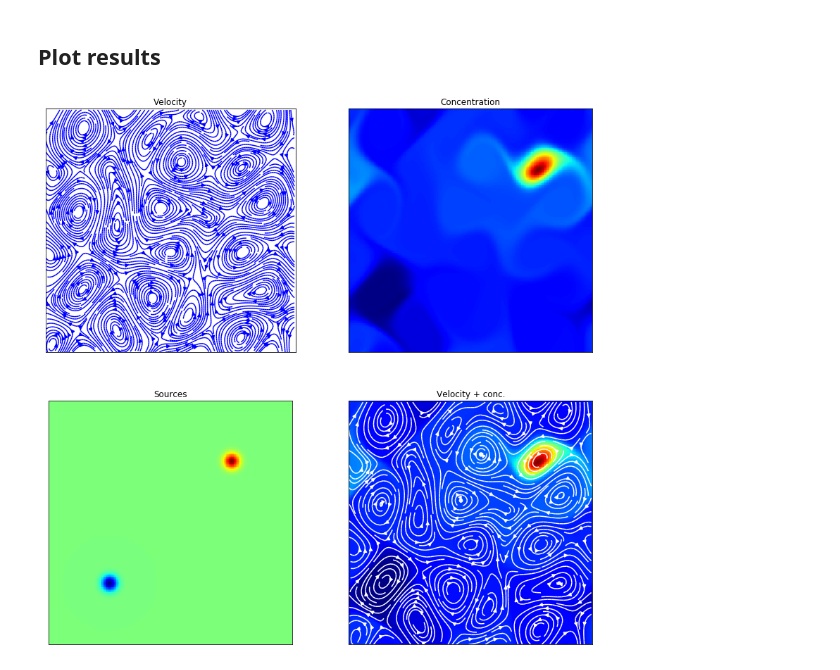
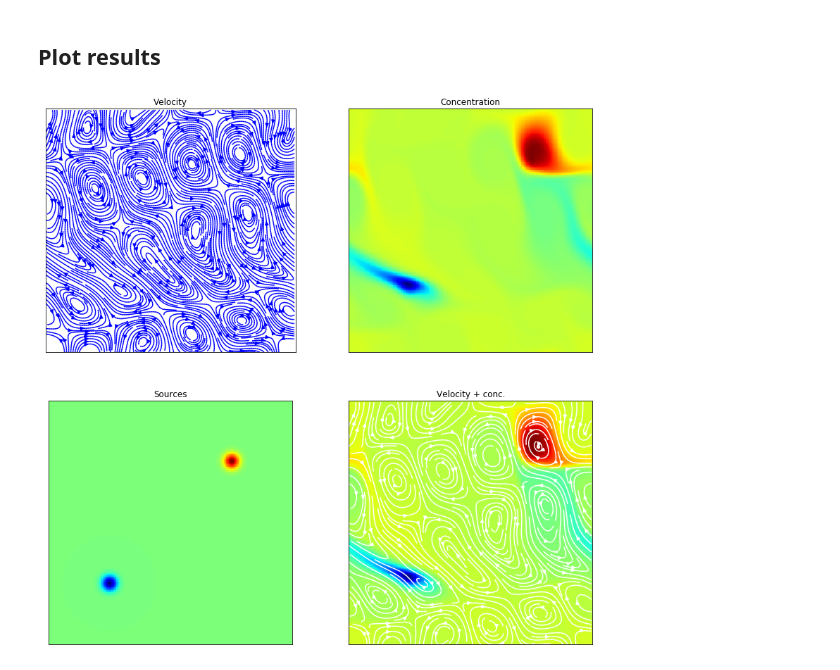
Before and after one commit to yohai/advection-diffusion, a Jupyter notebook: steady_plume.ipynb, the cells around one changed output. Drawn from its saved outputs; the diff is of its cells as text; code cells hidden in the pictures.

```diff
--- a/steady_plume.ipynb
+++ b/steady_plume.ipynb
@@ -83,14 +83,18 @@ def calculate_steady_plume(eta,
                            max_iterations=100,
                            verbose=False,
                            width=0.2,
-                           randomize_positions=False):
+                           randomize_positions=False,
+                           timestep=1,
+                           seed='auto'):
     '''
         Calculates a steady plume in a divergenceless field.
-        Returns (c,u,v,sources,flag):
+        Returns (c,u,v,sources,flag, errors):
             c       - the steady concentration field
             (u, v)  - the velocity field
             sources - the sources and sinks in the equation
             flag    - True if the solution is steady to within the tolerance
+            errors  - the time evolution of the error (=norm of time derivative).
+                      when error<tolerance the solver stops and exits
         Arguments:
             eta                 - diffusion constant
             number_of_points    - in each dimension (result is an NxN matrix)
@@ -98,9 +102,13 @@ def calculate_steady_plume(eta,
             randomize_positions - whether to choose the positions of the source and sink randomly
                                   if False, they are at the middle of the top-right and bottom-left quartiles
             verbose             - whether to print progress in each iteration
-
+            timestep            - check if solution has converged every timestep (in simulation time)
+            seed                - random seed (must be int, otherwise no explicit seed specified to numpy)
     '''
     global dx, N
+    if type(seed)==type(3):
+        np.random.seed(seed)
+
     N=number_of_points
     dx=2*pi/N
     u,v=generate_v_field()
@@ -110,16 +118,18 @@ def calculate_steady_plume(eta,
     solver=ode(fdot).set_integrator('dopri5')
     solver.set_initial_value(0*u.flatten())
     i=0;
-    prev=np.zeros(N*N);
+    #prev=np.zeros(N*N);
     error=1
+    errs=[]
     while solver.successful() and i<max_iterations and error > tolerance:
-        solver.integrate(solver.t+1)
-        error=np.max(np.abs(solver.y-prev))
-        prev=solver.y
+        solver.integrate(solver.t+timestep)
+        error=(dx**2)*np.sum(np.abs(fdot(0,solver.y)))
+        #prev=solver.y
+        errs.append(error)
         i+=1
         if verbose:
             print 'step %d, error=%e' %(i, error)
-    return ( solver.y.reshape(N,N), u, v,  sources, error<tolerance )
+    return (solver.y.reshape(N,N), u, v,  sources, error<tolerance ,errs)
 # %% [markdown]
 Demo: calculate field
 ==
@@ -137,0 +136,2 @@ step 9, error=7.166080e-05
+# %%
+res=[calculate_steady_plume(0.1,number_of_points=q,verbose=True,tolerance=1e-6,seed=413, timestep=0.1,max_iterations=1e100) for q in [50, 100,200]]
@@ -141,24 +159,24 @@ Plot results
 # %%
 %matplotlib inline
 import matplotlib
 import matplotlib.pyplot as plt
 x,y=np.meshgrid(np.linspace(0,2*pi,N+1)[:-1],
                     np.linspace(0,2*pi,N+1)[:-1])
 fig , axs= plt.subplots(nrows=2,ncols=2,figsize=(14,14))
-axs[0,0].streamplot(N*x/(2*pi),N*y/(2*pi),u,v,color='b',density=4)
+axs[0,0].streamplot(N*x/(2*pi),N*y/(2*pi),res[-1][1],res[-1][2],color='b',density=4)
 axs[0,0].set_title('Velocity')
-axs[0,1].imshow(c,cmap=plt.get_cmap('jet'))
+axs[0,1].imshow(res[-1][0],cmap=plt.get_cmap('jet'))
 axs[0,1].set_title('Concentration')
-axs[1,0].imshow(sources,cmap=plt.get_cmap('jet'))
+axs[1,0].imshow(res[-1][3],cmap=plt.get_cmap('jet'))
 axs[1,0].set_title('Sources')
-axs[1,1].imshow(c,cmap=plt.get_cmap('jet'))
-axs[1,1].streamplot(N*x/(2*pi),N*y/(2*pi),u,v,color='w',density=2)
+axs[1,1].imshow(res[-1][0],cmap=plt.get_cmap('jet'))
+axs[1,1].streamplot(N*x/(2*pi),N*y/(2*pi),res[-1][1],res[-1][2],color='w',density=2)
 axs[1,1].set_title('Velocity + conc.')
 for ax in axs.flatten():
     ax.set_xlim([0,N])
     ax.set_ylim([0,N])
     ax.set_xticks([])
     ax.set_yticks([])
 plt.show()
 # %% [output]
-[figure, old version]
+[figure, new version]
```
Also changed, not shown: parts of 3 cells of this notebook.
